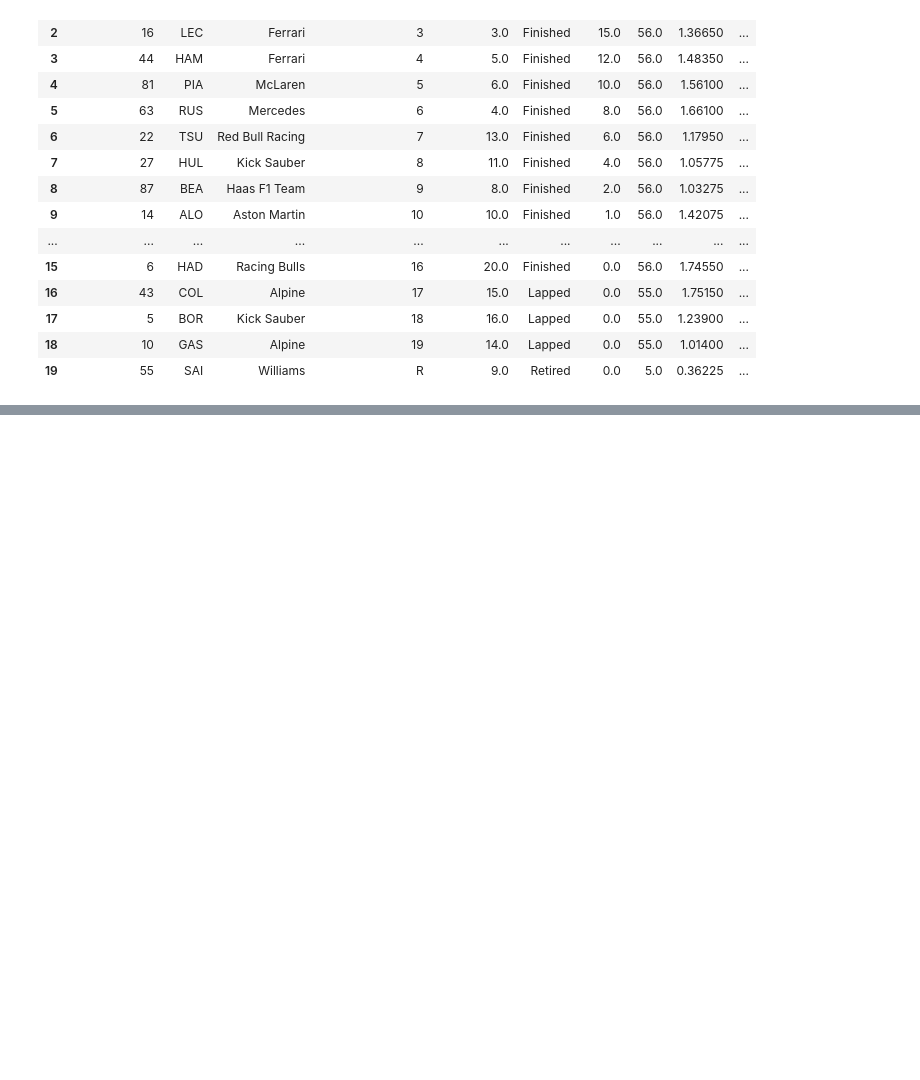
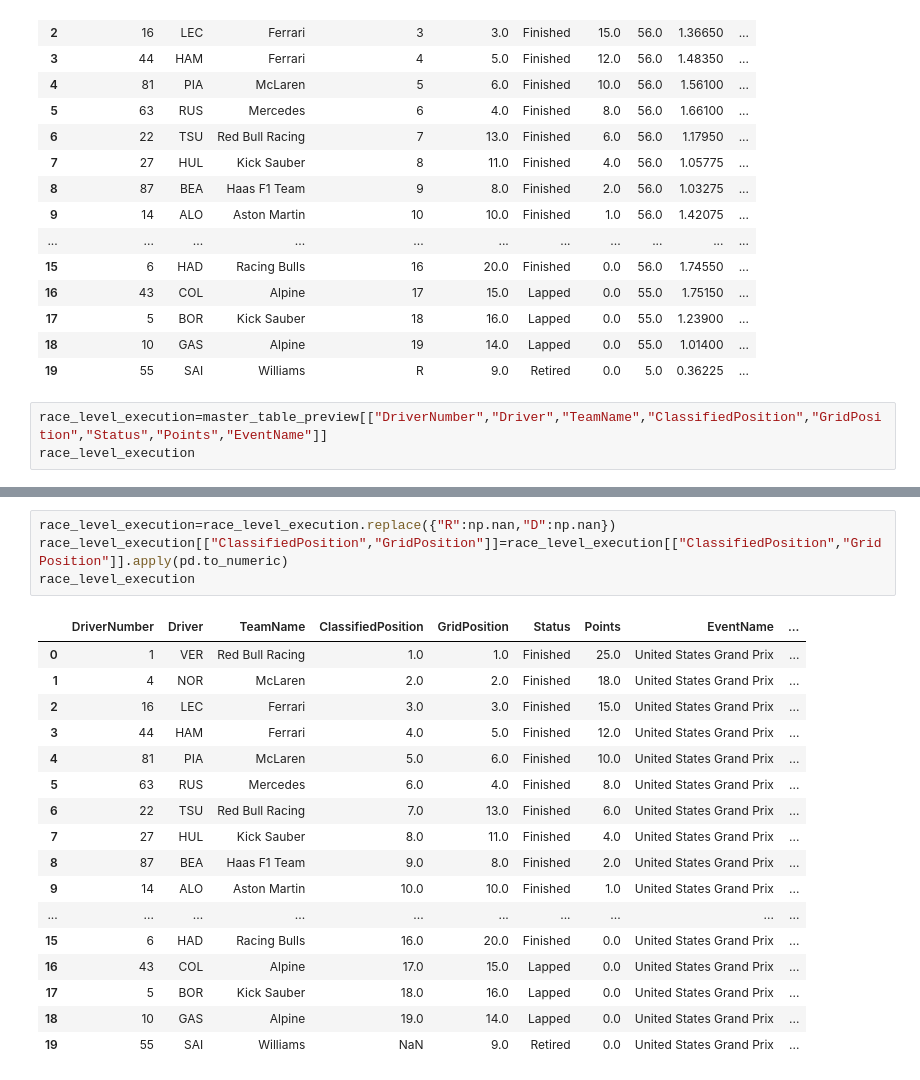
Before and after one commit to TANMAY-0306/f1_analysis_project, a Jupyter notebook: F1_project.ipynb, the cells around one changed output, grey strips where cells are left out. Saved outputs shown, nothing was run; the diff lists cells and outputs as text; blank space fills up the shorter version.

```diff
--- a/F1_project.ipynb
+++ b/F1_project.ipynb
@@ -1231,3 +1257,6 @@ master_table_preview
 | 17 | 5 | BOR | Kick Sauber | 18 | 16.0 | Lapped | 0.0 | 55.0 | 1.23900 | ... |
 | 18 | 10 | GAS | Alpine | 19 | 14.0 | Lapped | 0.0 | 55.0 | 1.01400 | ... |
 | 19 | 55 | SAI | Williams | R | 9.0 | Retired | 0.0 | 5.0 | 0.36225 | ... |
+# %%
+race_level_execution=master_table_preview[["DriverNumber","Driver","TeamName","ClassifiedPosition","GridPosition","Status","Points","EventName"]]
+race_level_execution
@@ -1233,0 +1281,22 @@ master_table_preview
+# %%
+race_level_execution=race_level_execution.replace({"R":np.nan,"D":np.nan})
+race_level_execution[["ClassifiedPosition","GridPosition"]]=race_level_execution[["ClassifiedPosition","GridPosition"]].apply(pd.to_numeric)
+race_level_execution
+# %% [output]
+|  | DriverNumber | Driver | TeamName | ClassifiedPosition | GridPosition | Status | Points | EventName | ... |
+| 0 | 1 | VER | Red Bull Racing | 1.0 | 1.0 | Finished | 25.0 | United States Grand Prix | ... |
+| 1 | 4 | NOR | McLaren | 2.0 | 2.0 | Finished | 18.0 | United States Grand Prix | ... |
+| 2 | 16 | LEC | Ferrari | 3.0 | 3.0 | Finished | 15.0 | United States Grand Prix | ... |
+| 3 | 44 | HAM | Ferrari | 4.0 | 5.0 | Finished | 12.0 | United States Grand Prix | ... |
+| 4 | 81 | PIA | McLaren | 5.0 | 6.0 | Finished | 10.0 | United States Grand Prix | ... |
+| 5 | 63 | RUS | Mercedes | 6.0 | 4.0 | Finished | 8.0 | United States Grand Prix | ... |
+| 6 | 22 | TSU | Red Bull Racing | 7.0 | 13.0 | Finished | 6.0 | United States Grand Prix | ... |
+| 7 | 27 | HUL | Kick Sauber | 8.0 | 11.0 | Finished | 4.0 | United States Grand Prix | ... |
+| 8 | 87 | BEA | Haas F1 Team | 9.0 | 8.0 | Finished | 2.0 | United States Grand Prix | ... |
+| 9 | 14 | ALO | Aston Martin | 10.0 | 10.0 | Finished | 1.0 | United States Grand Prix | ... |
+| ... | ... | ... | ... | ... | ... | ... | ... | ... | ... |
+| 15 | 6 | HAD | Racing Bulls | 16.0 | 20.0 | Finished | 0.0 | United States Grand Prix | ... |
+| 16 | 43 | COL | Alpine | 17.0 | 15.0 | Lapped | 0.0 | United States Grand Prix | ... |
+| 17 | 5 | BOR | Kick Sauber | 18.0 | 16.0 | Lapped | 0.0 | United States Grand Prix | ... |
+| 18 | 10 | GAS | Alpine | 19.0 | 14.0 | Lapped | 0.0 | United States Grand Prix | ... |
+| 19 | 55 | SAI | Williams | NaN | 9.0 | Retired | 0.0 | United States Grand Prix | ... |
```
Also changed, not shown: parts of 12 cells of this notebook.
